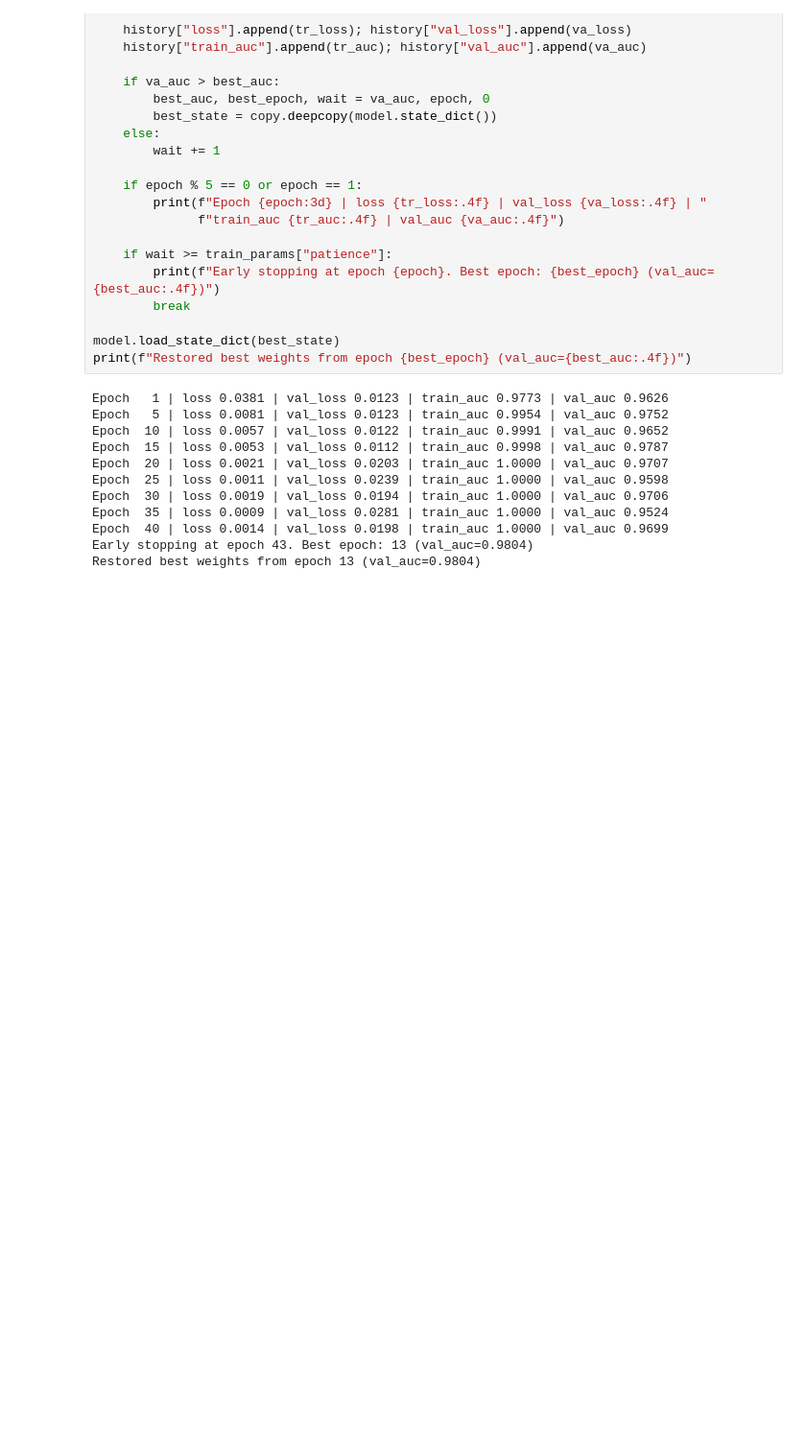
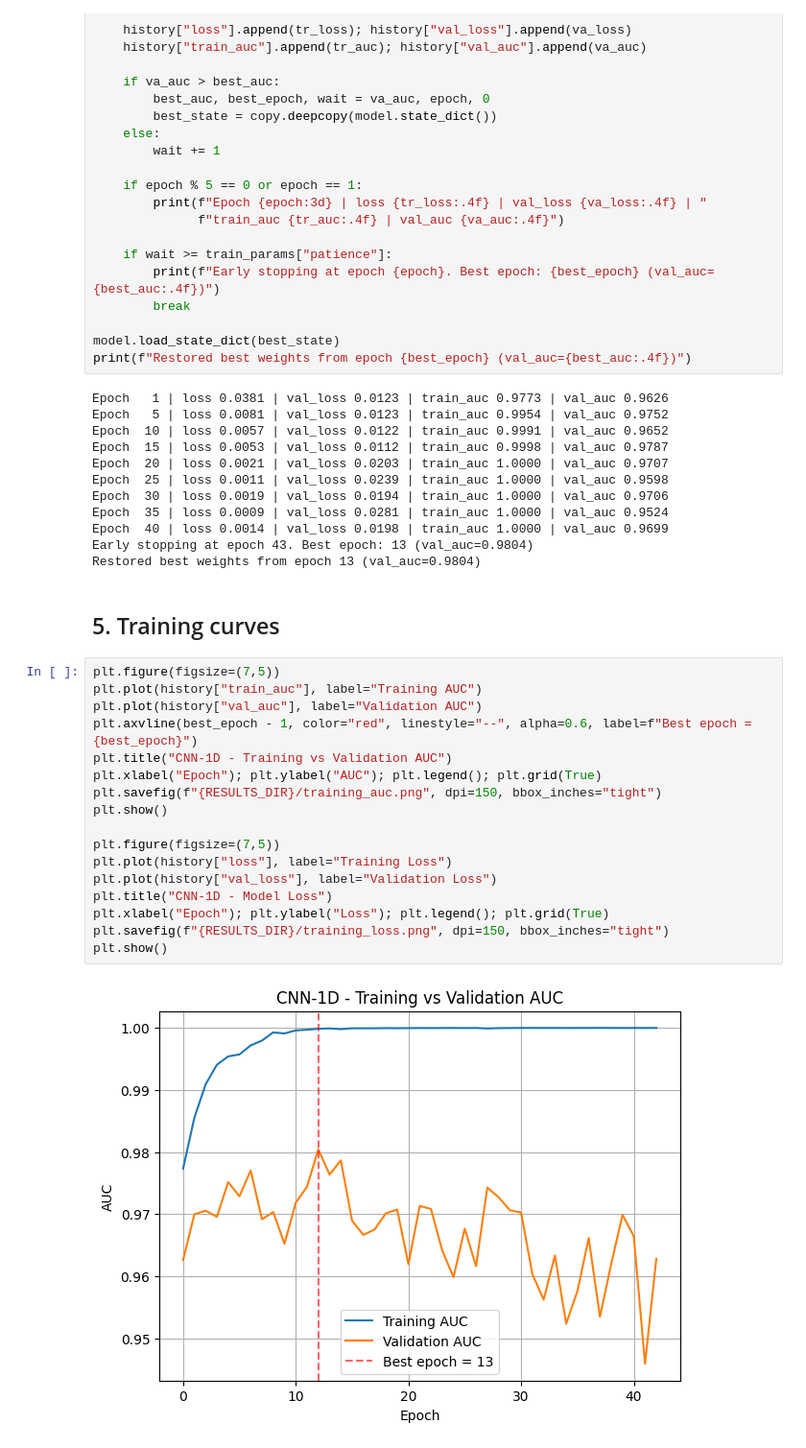
Before and after one commit to manamendraJN/SE4050-Fraud-Detection, a Jupyter notebook: notebooks/CNN1D.ipynb, the cells around one changed output. Shown at 96% size. Drawn from its saved outputs; the diff is of its cells as text; blank space fills up the shorter version.

```diff
--- a/notebooks/CNN1D.ipynb
+++ b/notebooks/CNN1D.ipynb
@@ -265,3 +265,24 @@ Epoch  35 | loss 0.0009 | val_loss 0.0281 | train_auc 1.0000 | val_auc 0.9524
 Epoch  40 | loss 0.0014 | val_loss 0.0198 | train_auc 1.0000 | val_auc 0.9699
 Early stopping at epoch 43. Best epoch: 13 (val_auc=0.9804)
 Restored best weights from epoch 13 (val_auc=0.9804)
+# %% [markdown]
+## 5. Training curves
+# %%
+plt.figure(figsize=(7,5))
+plt.plot(history["train_auc"], label="Training AUC")
+plt.plot(history["val_auc"], label="Validation AUC")
+plt.axvline(best_epoch - 1, color="red", linestyle="--", alpha=0.6, label=f"Best epoch = {best_epoch}")
+plt.title("CNN-1D - Training vs Validation AUC")
+plt.xlabel("Epoch"); plt.ylabel("AUC"); plt.legend(); plt.grid(True)
+plt.savefig(f"{RESULTS_DIR}/training_auc.png", dpi=150, bbox_inches="tight")
+plt.show()
+
+plt.figure(figsize=(7,5))
+plt.plot(history["loss"], label="Training Loss")
+plt.plot(history["val_loss"], label="Validation Loss")
+plt.title("CNN-1D - Model Loss")
+plt.xlabel("Epoch"); plt.ylabel("Loss"); plt.legend(); plt.grid(True)
+plt.savefig(f"{RESULTS_DIR}/training_loss.png", dpi=150, bbox_inches="tight")
+plt.show()
+# %% [output]
+[figure, added]
```
Also changed, not shown: parts of 3 cells of this notebook.
